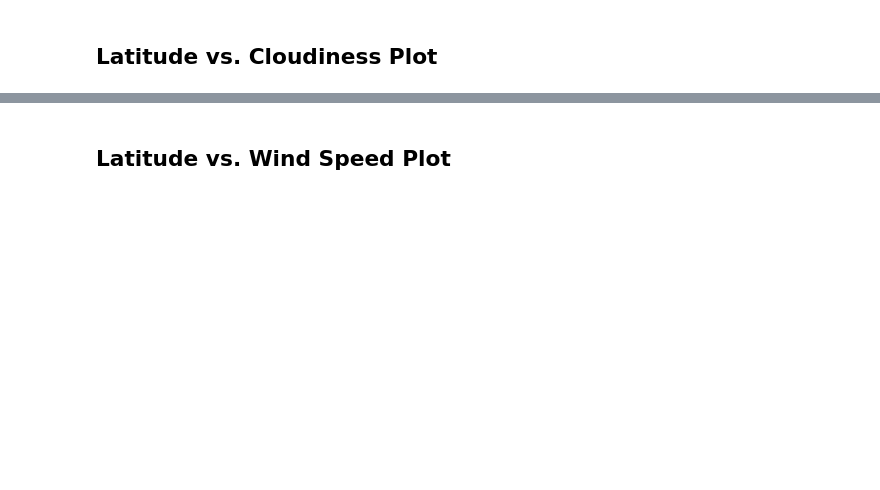
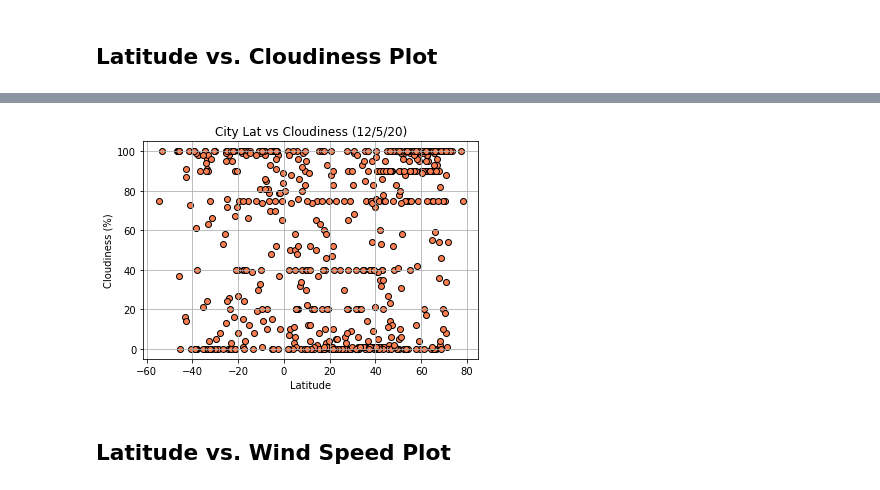
Before and after one commit to alagnevall/python-api-challenge, a Jupyter notebook: WeatherPy/WeatherPy.ipynb, the cells around one changed output, grey strips where cells are left out. Cells and saved outputs as stored; diff of their text form; code cells hidden in the pictures; blank space fills up the shorter version.

```diff
--- a/WeatherPy/WeatherPy.ipynb
+++ b/WeatherPy/WeatherPy.ipynb
@@ -146,2 +239,14 @@ Int64Index([], dtype='int64')
+# %%
+x_values = clean_city_data['Lat']
+y_values = clean_city_data['Cloudiness']
+plt.scatter(x_values,y_values, facecolors='coral', edgecolors='black')
+plt.xlabel('Latitude')
+plt.ylabel('Cloudiness (%)')
+plt.title('City Lat vs Cloudiness (12/5/20)')
+plt.grid()
+plt.savefig("../output_data/lat_vs_cloudiness.png")
+plt.show()
+# %% [output]
+[figure, added]
 # %% [markdown]
 ## Latitude vs. Wind Speed Plot
```
Also changed, not shown: parts of 24 cells of this notebook, 9 other files.
